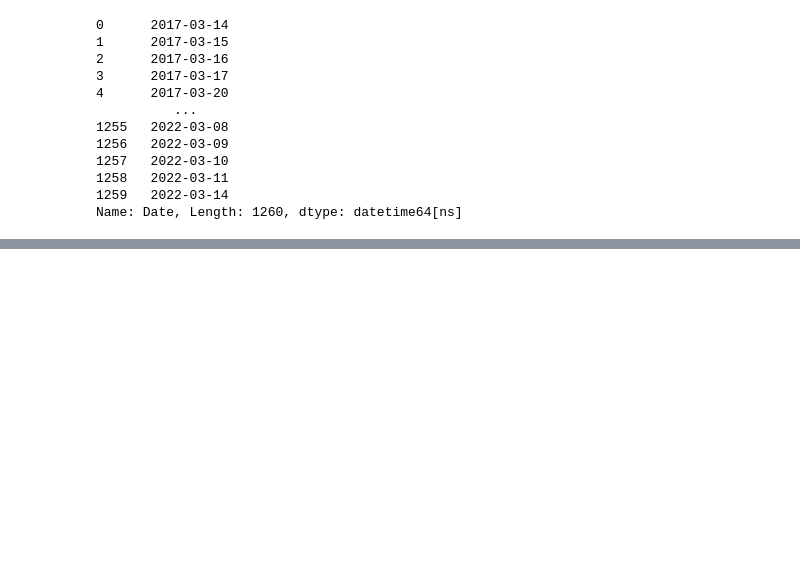
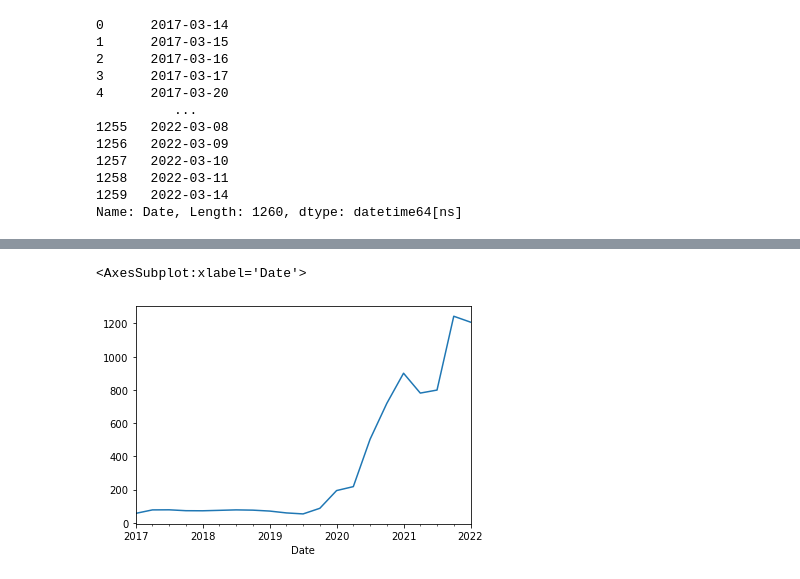
Before and after one commit to veerandra7/time_series_full_with_implementation, a Jupyter notebook: 01_time_series_eda.ipynb, the cells around one changed output, grey strips where cells are left out. Saved outputs shown, nothing was run; the diff lists cells and outputs as text; code cells hidden in the pictures; blank space fills up the shorter version.

```diff
--- a/01_time_series_eda.ipynb
+++ b/01_time_series_eda.ipynb
@@ -225,0 +356,7 @@ Name: Date, Length: 1260, dtype: datetime64[ns]
+# %%
+#Business quarters
+
+df_tesla.resample(rule='BQS').max()['High'].plot()
+# %% [output]
+<AxesSubplot:xlabel='Date'>
+[figure, added]
```
Also changed, not shown: parts of 26 cells of this notebook.
